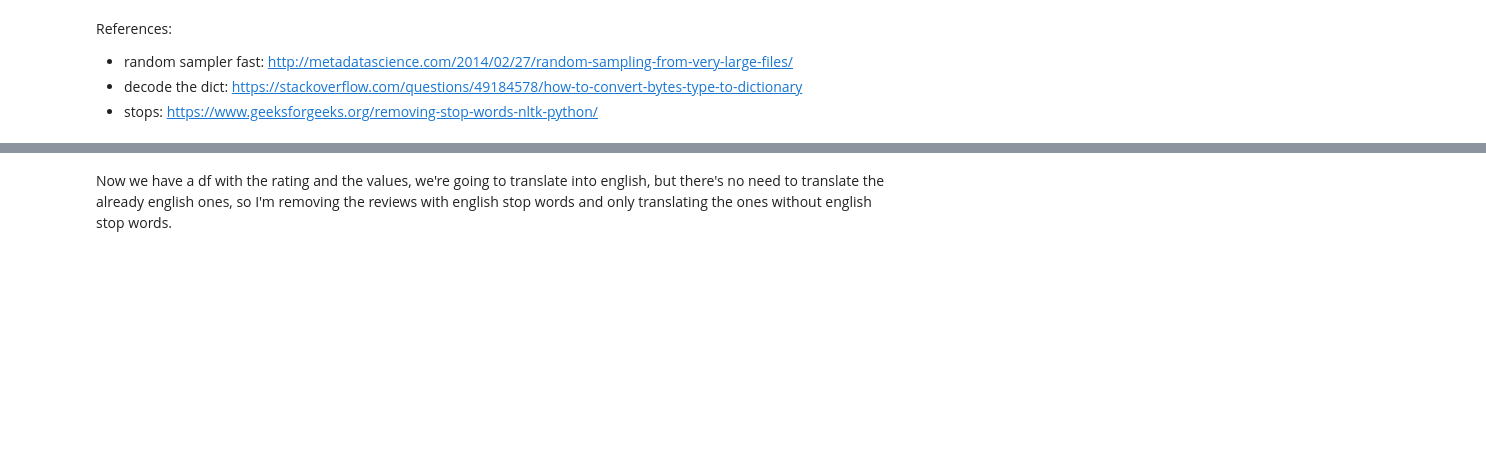
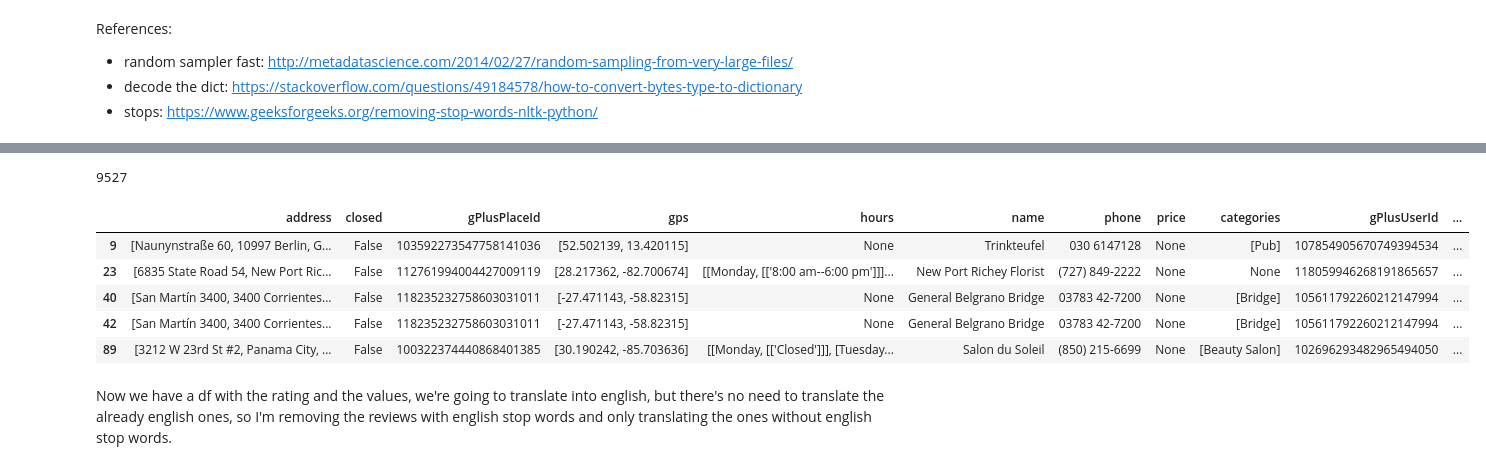
Before and after one commit to Jesse-mk/DS3Datathon, a Jupyter notebook: DS3_Final-smaller.ipynb, the cells around one changed output, grey strips where cells are left out. Cells and saved outputs as stored; diff of their text form; code cells hidden in the pictures; blank space fills up the shorter version.

```diff
--- a/DS3_Final-smaller.ipynb
+++ b/DS3_Final-smaller.ipynb
@@ -56,8 +60,19 @@ len(full)
 # %%
 #get rid of rows without address
-#df = full[full["address"].notna()]
-df = full[full["rating"].notna()]
+df = full[full["address"].notna()]
+df = df[df["rating"].notna()]
 df = df[df["reviewText"].notna()]
 #df2 = df[df["price"].notna()]#
 # %%
 len(df)
+# %% [output]
+9527
+# %%
+df.head()
+# %% [output]
+|  | address | closed | gPlusPlaceId | gps | hours | name | phone | price | categories | gPlusUserId | ... |
+| 9 | [Naunynstraße 60, 10997 Berlin, G... | False | 103592273547758141036 | [52.502139, 13.420115] | None | Trinkteufel | 030 6147128 | None | [Pub] | 107854905670749394534 | ... |
+| 23 | [6835 State Road 54, New Port Ric... | False | 112761994004427009119 | [28.217362, -82.700674] | [[Monday, [['8:00 am--6:00 pm']]]... | New Port Richey Florist | (727) 849-2222 | None | None | 118059946268191865657 | ... |
+| 40 | [San Martín 3400, 3400 Corrientes... | False | 118235232758603031011 | [-27.471143, -58.82315] | None | General Belgrano Bridge | 03783 42-7200 | None | [Bridge] | 105611792260212147994 | ... |
+| 42 | [San Martín 3400, 3400 Corrientes... | False | 118235232758603031011 | [-27.471143, -58.82315] | None | General Belgrano Bridge | 03783 42-7200 | None | [Bridge] | 105611792260212147994 | ... |
+| 89 | [3212 W 23rd St #2, Panama City, ... | False | 100322374440868401385 | [30.190242, -85.703636] | [[Monday, [['Closed']]], [Tuesday... | Salon du Soleil | (850) 215-6699 | None | [Beauty Salon] | 102696293482965494050 | ... |
```
Also changed, not shown: parts of 38 cells of this notebook.
